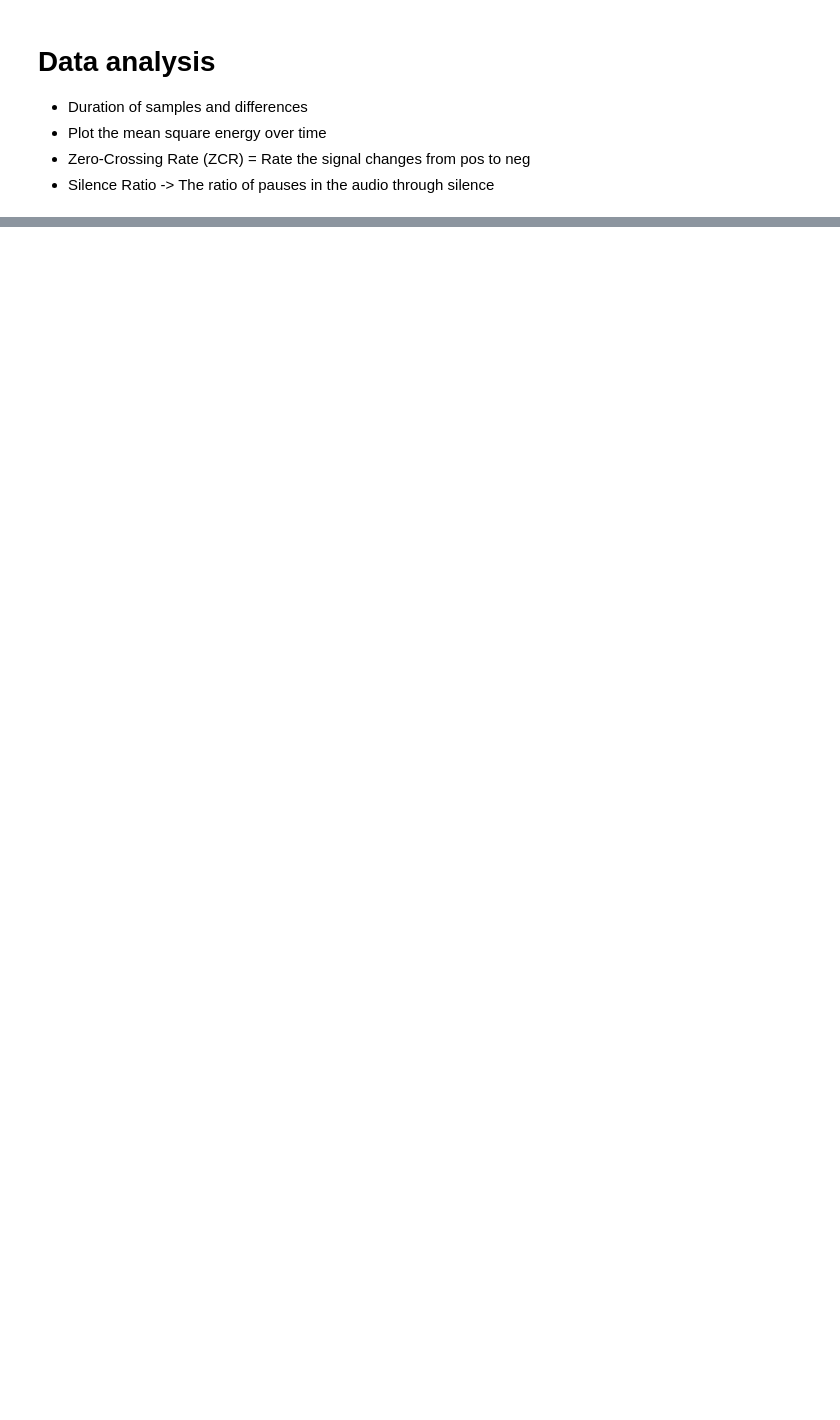
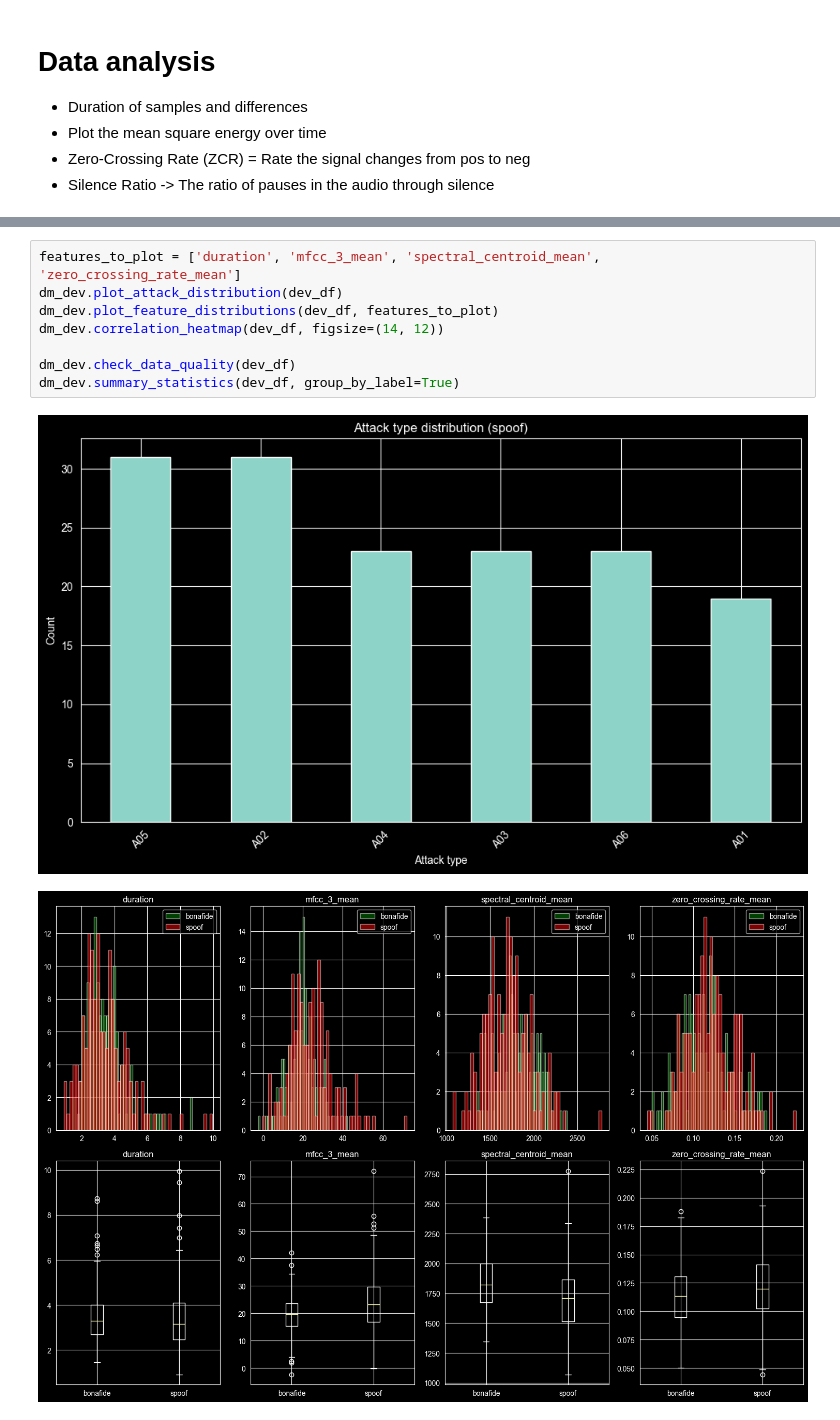
Before and after one commit to nexusls22/Vishing-Detection, a Jupyter notebook: Notebooks/Data_Analysis.ipynb, the cells around one changed output, grey strips where cells are left out. Cells and saved outputs as stored; diff of their text form; blank space fills up the shorter version.

```diff
--- a/Notebooks/Data_Analysis.ipynb
+++ b/Notebooks/Data_Analysis.ipynb
@@ -50,0 +120,11 @@ torch.cuda.get_arch_list()
+# %%
+features_to_plot = ['duration', 'mfcc_3_mean', 'spectral_centroid_mean', 'zero_crossing_rate_mean']
+dm_dev.plot_attack_distribution(dev_df)
+dm_dev.plot_feature_distributions(dev_df, features_to_plot)
+dm_dev.correlation_heatmap(dev_df, figsize=(14, 12))
+
+dm_dev.check_data_quality(dev_df)
+dm_dev.summary_statistics(dev_df, group_by_label=True)
+# %% [output]
+[figure, added]
+[figure, added]
```
Also changed, not shown: parts of 4 cells of this notebook, 2 other files.
